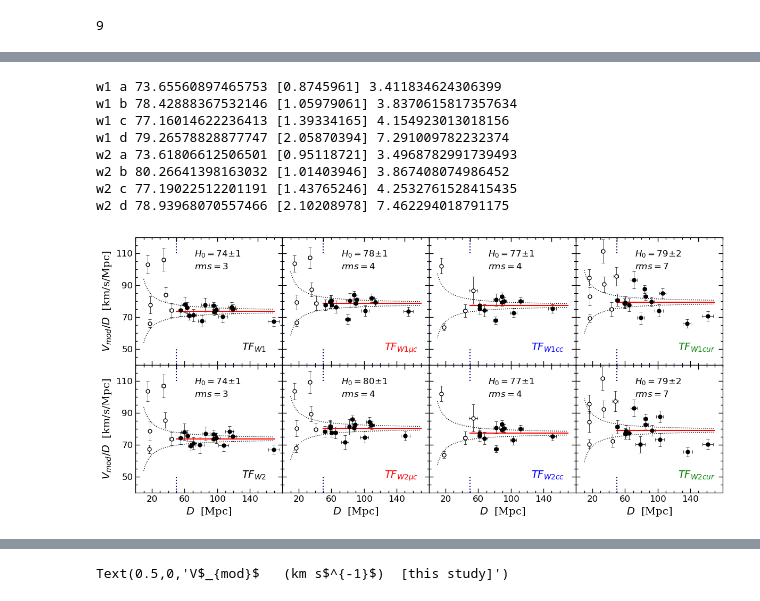
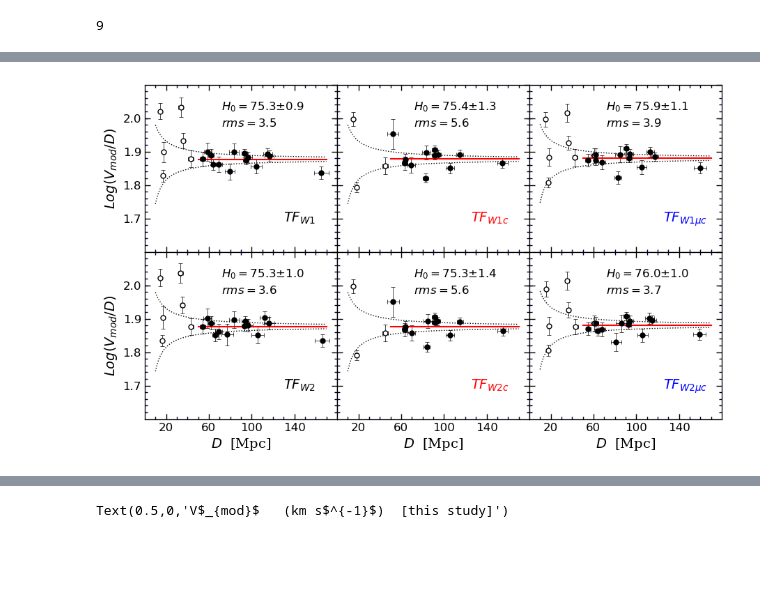
Before and after one commit to ekourkchi/TFcalibrators, a Jupyter notebook: TF_apply_cluster_bias.ipynb, the cells around one changed output, grey strips where cells are left out. Drawn from its saved outputs; the diff is of its cells as text; code cells hidden in the pictures; blank space fills up the shorter version.

```diff
--- a/TF_apply_cluster_bias.ipynb
+++ b/TF_apply_cluster_bias.ipynb
@@ -574,8 +576,16 @@ for i, cc in enumerate(DM_code):
     rowDict['Vmod']   = Vmod
     rowDict['Vmod_e'] = Vmod_e
 
+    rowDict['DMbias'] = 0.
 
-
+    if band=='w1' and param=='b':
+        rowDict['DMbias'] = 0.06
+    elif band=='w1' and param=='c':
+        rowDict['DMbias'] = 0.10
+    elif band=='w2' and param=='b':
+        rowDict['DMbias'] = 0.06
+    elif band=='w2' and param=='c':
+        rowDict['DMbias'] = 0.15
 
     add2Dict(grandClustersTable, cc, band.strip(), param.strip(), rowDict)
 
@@ -1179,74 +1199,58 @@ z a 76.7508775047051 [1.21512248] 3.7490692649285555
 
 dye = {"u":"blue","g":"green","r":"red","i":"orange","z":"maroon","w1":"purple", 'w2': "brown"}
 
-fig = py.figure(figsize=(12, 6), dpi=100)
+fig = py.figure(figsize=(9, 6), dpi=100)
 fig.subplots_adjust(wspace=0, top=0.92, bottom=0.12, left=0.06, right=0.98)
-gs = gridspec.GridSpec(2,4) ; p=0
+gs = gridspec.GridSpec(2,3) ; p=0
 
 
 ax = plt.subplot(gs[p]) ; p+=1
 x_ax, y_ax = plotHubble(ax, 'w1', 'a')
-ax.text(130, 49,  r'$TF_{W1}$', fontsize=14)
+ax.text(130, 1.69,  r'$TF_{W1}$', fontsize=14)
 # ax.set_ylabel(r'$V_{mod}/D$', fontsize=14, fontdict=font)
-ax.set_ylabel(r'$V_{mod}/D$'+'  [km/s/Mpc]', fontsize=14, fontdict=font)
+ax.set_ylabel(r'$Log(V_{mod}/D)$', fontsize=14, fontdict=font)
 
 
 ax = plt.subplot(gs[p]) ; p+=1
-x_ax, y_ax = plotHubble(ax, 'w1', 'b')
-ax.text(125, 49,  r'$TF_{W1\mu c}$', fontsize=14, color='r')
+x_ax, y_ax = plotHubble(ax, 'w1', 'b', DMcorrect=0.06)
+ax.text(125, 1.69,  r'$TF_{W1 c}$', fontsize=14, color='r')
 plt.setp(ax.get_yticklabels(), visible=False)
 
 ax = plt.subplot(gs[p]) ; p+=1
-x_ax, y_ax = plotHubble(ax, 'w1', 'c')
-ax.text(125, 49,  r'$TF_{W1cc}$', fontsize=14, color='b')
+x_ax, y_ax = plotHubble(ax, 'w1', 'c', DMcorrect=0.10)
+ax.text(125, 1.69,  r'$TF_{W1 \mu c}$', fontsize=14, color='b')
 plt.setp(ax.get_yticklabels(), visible=False)
 
 
-ax = plt.subplot(gs[p]) ; p+=1
-x_ax, y_ax = plotHubble(ax, 'w1', 'd')
-ax.text(125, 49,  r'$TF_{W1cur}$', fontsize=14, color='g')
-plt.setp(ax.get_yticklabels(), visible=False)
+
 
 ###################
 
 ax = plt.subplot(gs[p]) ; p+=1
 x_ax, y_ax = plotHubble(ax, 'w2', 'a')
-ax.text(130, 49,  r'$TF_{W2}$', fontsize=14)
+ax.text(130, 1.69,  r'$TF_{W2}$', fontsize=14)
 ax.set_xlabel(r'$D$'+'  [Mpc]', fontsize=14, fontdict=font)
 # ax.set_ylabel(r'$V_{mod}/D$', fontsize=14, fontdict=font)
-ax.set_ylabel(r'$V_{mod}/D$'+'  [km/s/Mpc]', fontsize=14, fontdict=font)
+ax.set_ylabel(r'$Log(V_{mod}/D)$', fontsize=14, fontdict=font)
 
 ax = plt.subplot(gs[p]) ; p+=1
-x_ax, y_ax = plotHubble(ax, 'w2', 'b')
-ax.text(125, 49,  r'$TF_{W2\mu c}$', fontsize=14, color='r')
+x_ax, y_ax = plotHubble(ax, 'w2', 'b', DMcorrect=0.06)
+ax.text(125, 1.69,  r'$TF_{W2 c}$', fontsize=14, color='r')
 plt.setp(ax.get_yticklabels(), visible=False)
 ax.set_xlabel(r'$D$'+'  [Mpc]', fontsize=14, fontdict=font)
 
 ax = plt.subplot(gs[p]) ; p+=1
-x_ax, y_ax = plotHubble(ax, 'w2', 'c')
-ax.text(125, 49,  r'$TF_{W2cc}$', fontsize=14, color='b')
+x_ax, y_ax = plotHubble(ax, 'w2', 'c', DMcorrect=0.15)
+ax.text(125, 1.69,  r'$TF_{W2 \mu c}$', fontsize=14, color='b')
 plt.setp(ax.get_yticklabels(), visible=False)
 ax.set_xlabel(r'$D$'+'  [Mpc]', fontsize=14, fontdict=font)
 
 
-ax = plt.subplot(gs[p]) ; p+=1
-x_ax, y_ax = plotHubble(ax, 'w2', 'd')
-ax.text(125, 49,  r'$TF_{W2cur}$', fontsize=14, color='g')
-plt.setp(ax.get_yticklabels(), visible=False)
-ax.set_xlabel(r'$D$'+'  [Mpc]', fontsize=14, fontdict=font)
 
 
 plt.subplots_adjust(hspace=0, wspace=0)
 # %% [output]
-w1 a 73.65560897465753 [0.8745961] 3.411834624306399
-w1 b 78.42888367532146 [1.05979061] 3.8370615817357634
-w1 c 77.16014622236413 [1.39334165] 4.154923013018156
-w1 d 79.26578828877747 [2.05870394] 7.291009782232374
-w2 a 73.61806612506501 [0.95118721] 3.4968782991739493
-w2 b 80.26641398163032 [1.01403946] 3.867408074986452
-w2 c 77.19022512201191 [1.43765246] 4.2532761528415435
-w2 d 78.93968070557466 [2.10208978] 7.462294018791175
-[figure, old version]
+[figure, new version]
 # %%
 def Plot_compareDM(ax, band1, band2, param2, color='k'):
     param1 = 'a'
```
Also changed, not shown: parts of 14 cells of this notebook, 16 other files.
